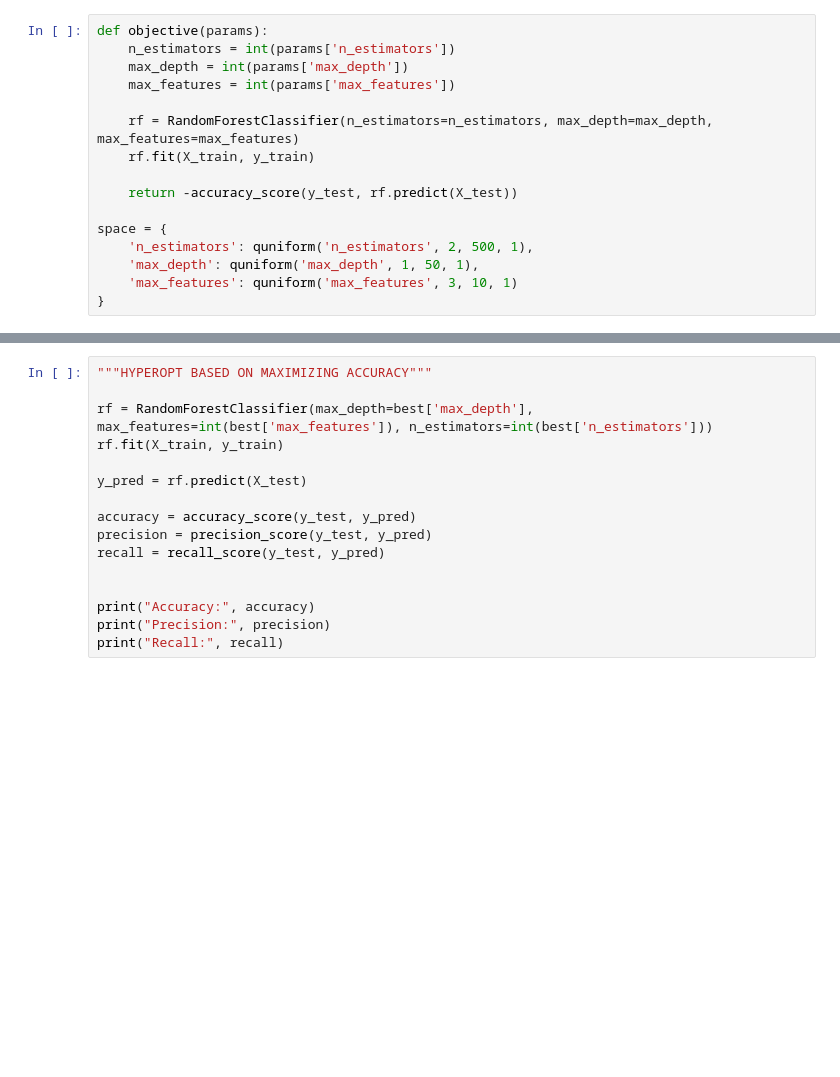
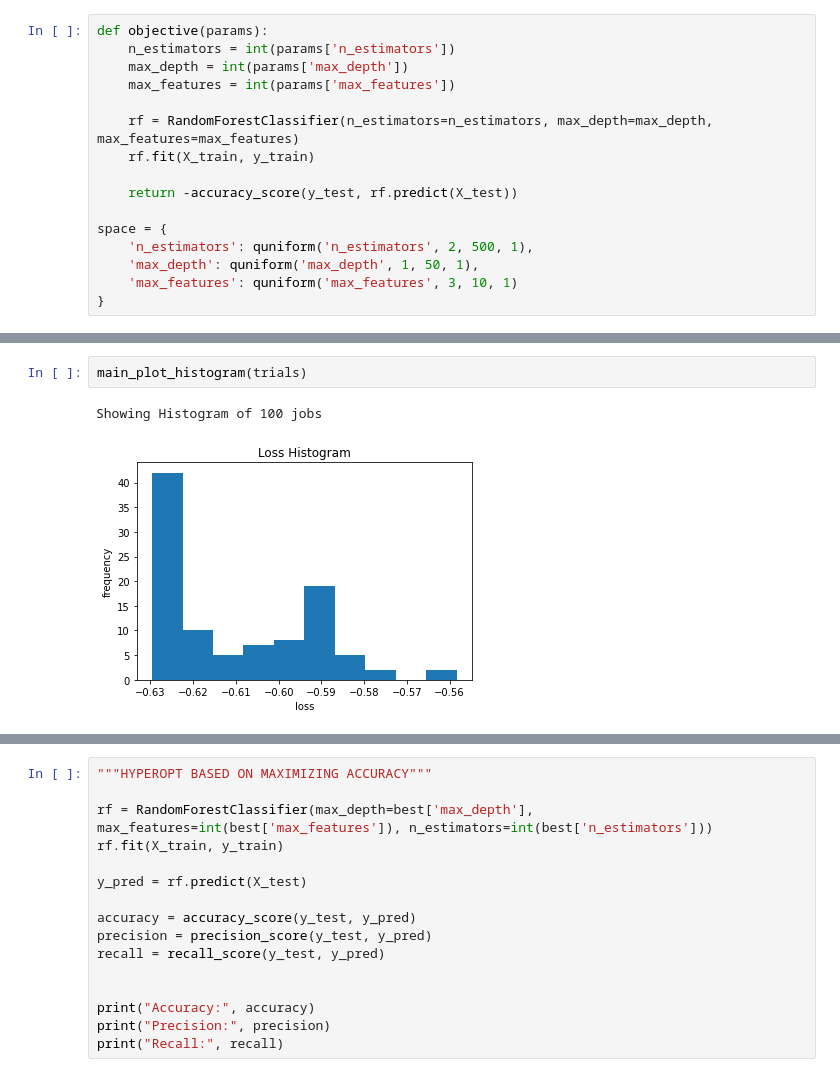
Before and after one commit to naskoap/rann, a Jupyter notebook: experiment/hyperopt_experiment.ipynb, the cells around one changed output, grey strips where cells are left out. Drawn from its saved outputs; the diff is of its cells as text; blank space fills up the shorter version.

```diff
--- a/experiment/hyperopt_experiment.ipynb
+++ b/experiment/hyperopt_experiment.ipynb
@@ -61,0 +68,5 @@ Best Hyperparameters:  {'max_depth': 8.0, 'max_features': 3.0, 'n_estimators': 2
+# %%
+main_plot_histogram(trials)
+# %% [output]
+Showing Histogram of 100 jobs
+[figure, added]
```
Also changed, not shown: parts of 5 cells of this notebook.
